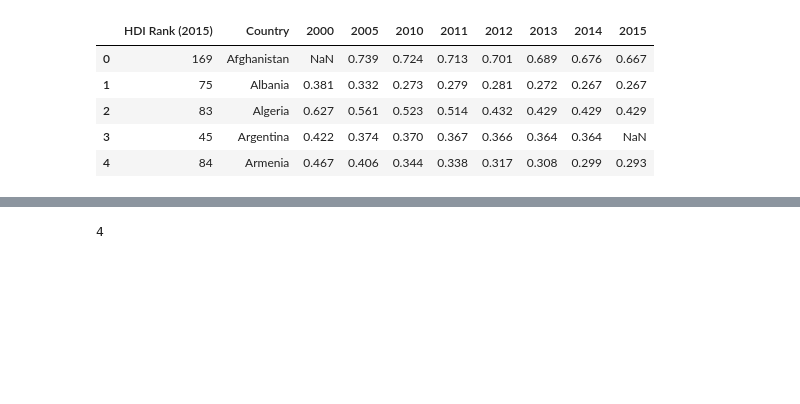
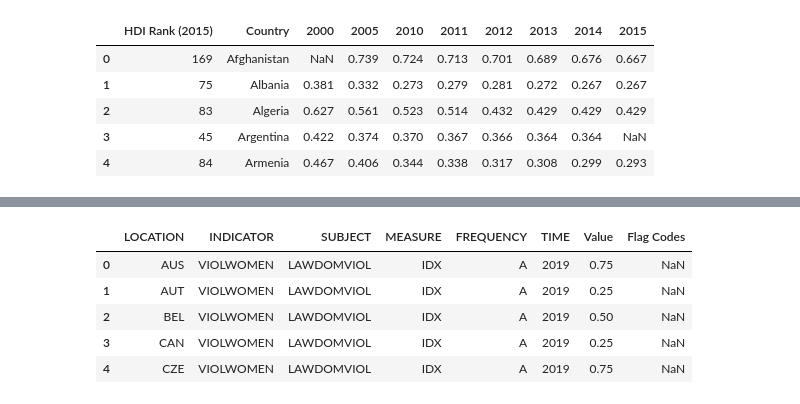
Before and after one commit to danagong/info3300-project1, a Jupyter notebook: datacleaning.ipynb, the cells around one changed output, grey strips where cells are left out. Saved outputs shown, nothing was run; the diff lists cells and outputs as text; code cells hidden in the pictures; blank space fills up the shorter version.

```diff
--- a/datacleaning.ipynb
+++ b/datacleaning.ipynb
@@ -51,5 +51,12 @@ gii.head()
 | 3 | Argentina | 45 | NaN |
 | 4 | Armenia | 84 | 0.293 |
 # %%
+femviolence = pd.read_csv('femviolence.csv')
+femviolence.head()
 # %% [output]
-4
+|  | LOCATION | INDICATOR | SUBJECT | MEASURE | FREQUENCY | TIME | Value | Flag Codes |
+| 0 | AUS | VIOLWOMEN | LAWDOMVIOL | IDX | A | 2019 | 0.75 | NaN |
+| 1 | AUT | VIOLWOMEN | LAWDOMVIOL | IDX | A | 2019 | 0.25 | NaN |
+| 2 | BEL | VIOLWOMEN | LAWDOMVIOL | IDX | A | 2019 | 0.50 | NaN |
+| 3 | CAN | VIOLWOMEN | LAWDOMVIOL | IDX | A | 2019 | 0.25 | NaN |
+| 4 | CZE | VIOLWOMEN | LAWDOMVIOL | IDX | A | 2019 | 0.75 | NaN |
```
Also changed, not shown: parts of 7 cells of this notebook, 4 other files.
